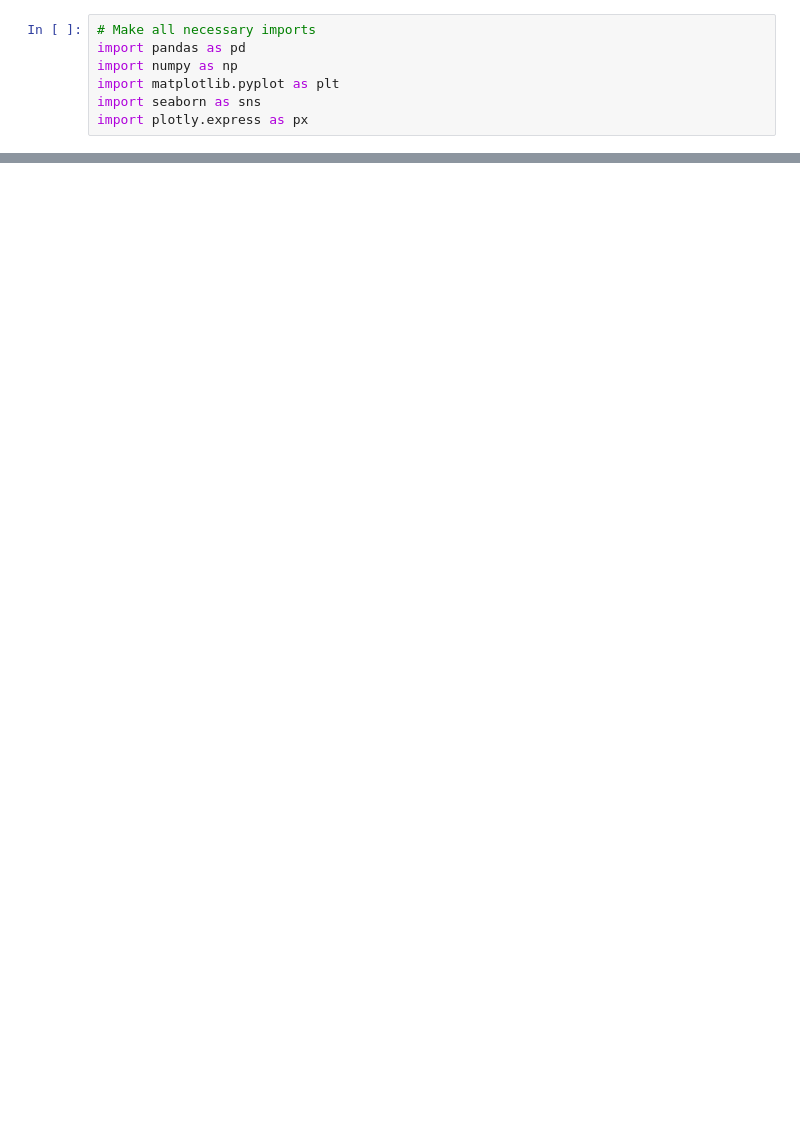
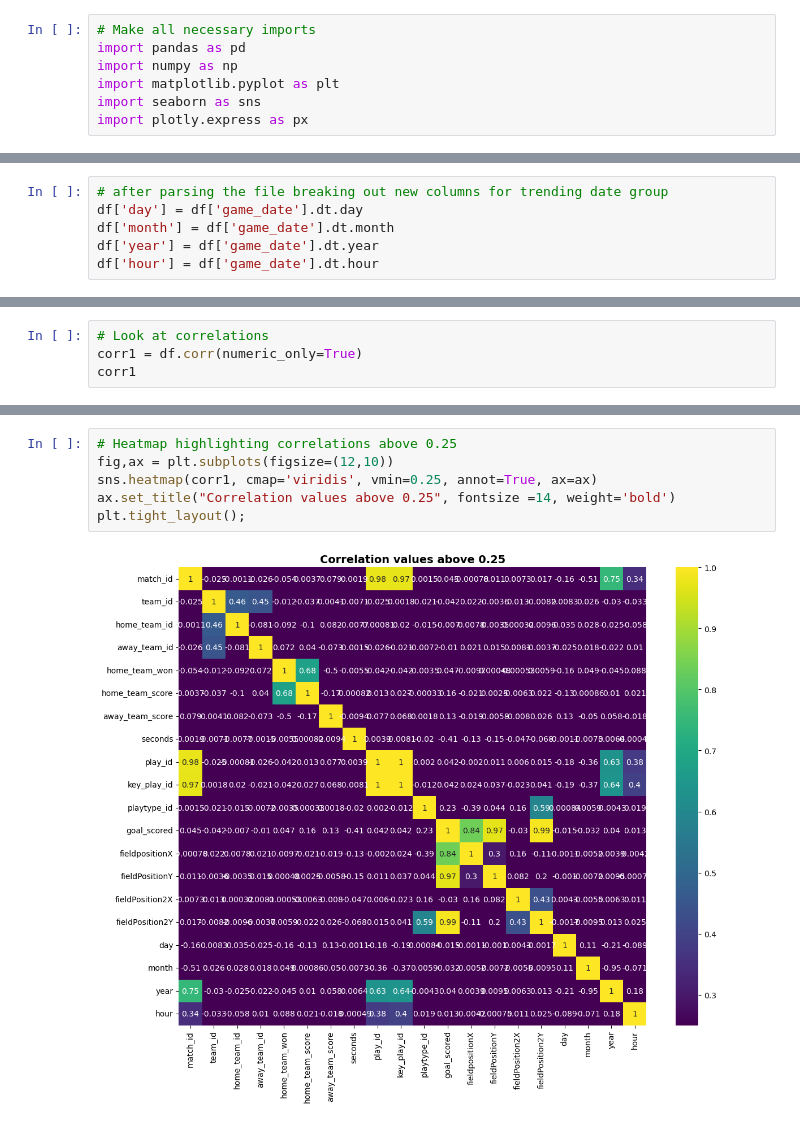
Before and after one commit to vickbarca11/epl_goals_scored_analysis, a Jupyter notebook: notebooks/data_analysis.ipynb, the cells around one changed output, grey strips where cells are left out. Drawn from its saved outputs; the diff is of its cells as text; blank space fills up the shorter version.

```diff
--- a/notebooks/data_analysis.ipynb
+++ b/notebooks/data_analysis.ipynb
@@ -16,0 +85,6 @@ fixtures.head(3)
+# %%
+# after parsing the file breaking out new columns for trending date group
+df['day'] = df['game_date'].dt.day
+df['month'] = df['game_date'].dt.month
+df['year'] = df['game_date'].dt.year
+df['hour'] = df['game_date'].dt.hour
@@ -16,0 +100,4 @@ fixtures.head(3)
+# %%
+# Look at correlations
+corr1 = df.corr(numeric_only=True)
+corr1
@@ -16,0 +122,8 @@ fixtures.head(3)
+# %%
+# Heatmap highlighting correlations above 0.25
+fig,ax = plt.subplots(figsize=(12,10))
+sns.heatmap(corr1, cmap='viridis', vmin=0.25, annot=True, ax=ax)
+ax.set_title("Correlation values above 0.25", fontsize =14, weight='bold')
+plt.tight_layout();
+# %% [output]
+[figure, added]
```
Also changed, not shown: parts of 26 cells of this notebook, 7 other files.
